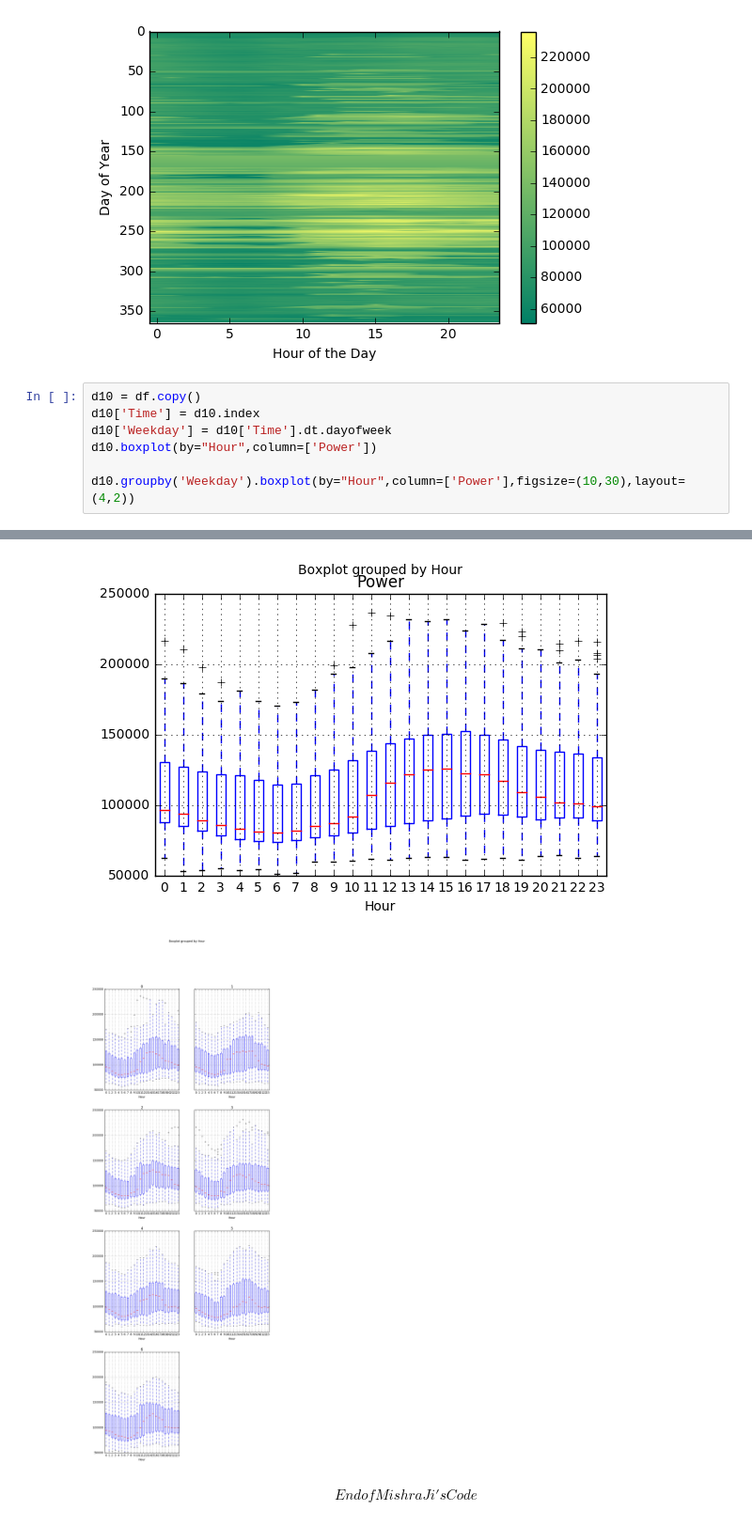
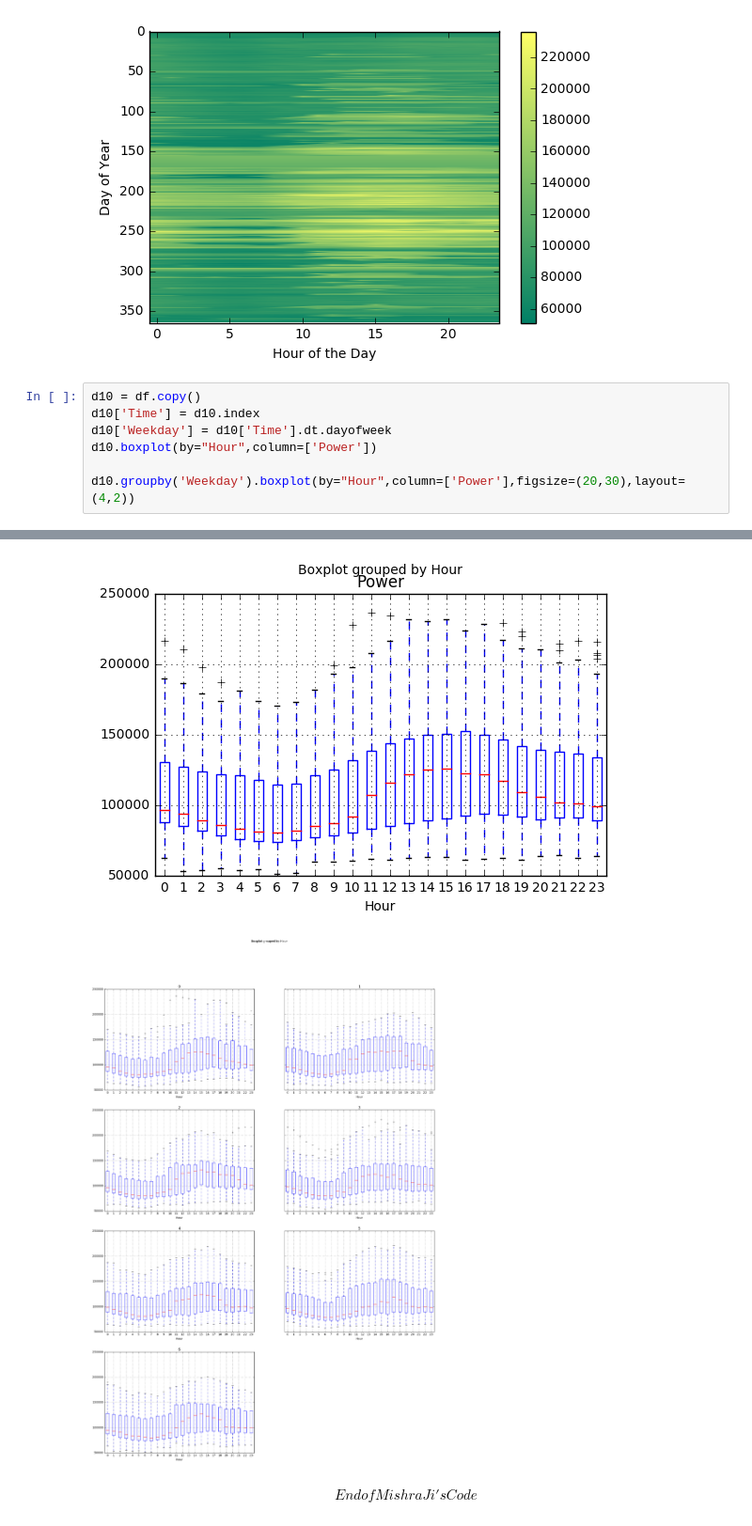
Before and after one commit to RaafeK/Project, a Jupyter notebook: Project_RSR.ipynb, the cells around one changed output, grey strips where cells are left out. Shown: that part at 94% size. Drawn from its saved outputs; the diff is of its cells as text.

```diff
--- a/Project_RSR.ipynb
+++ b/Project_RSR.ipynb
@@ -145,20 +147,20 @@ plt.colorbar()
 # %%
 d10 = df.copy()
 d10['Time'] = d10.index
 d10['Weekday'] = d10['Time'].dt.dayofweek
 d10.boxplot(by="Hour",column=['Power'])
 
-d10.groupby('Weekday').boxplot(by="Hour",column=['Power'],figsize=(10,30),layout=(4,2))
+d10.groupby('Weekday').boxplot(by="Hour",column=['Power'],figsize=(20,30),layout=(4,2))
 # %% [output]
 0         Axes(0.1,0.736957;0.363636x0.163043)
 1    Axes(0.536364,0.736957;0.363636x0.163043)
 2         Axes(0.1,0.541304;0.363636x0.163043)
 3    Axes(0.536364,0.541304;0.363636x0.163043)
 4         Axes(0.1,0.345652;0.363636x0.163043)
 5    Axes(0.536364,0.345652;0.363636x0.163043)
 6             Axes(0.1,0.15;0.363636x0.163043)
 dtype: object
 [figure]
-[figure, old version]
+[figure, new version]
 # %% [markdown]
 $$End of Mishra Ji's Code$$
```
Also changed, not shown: parts of 5 cells of this notebook.
